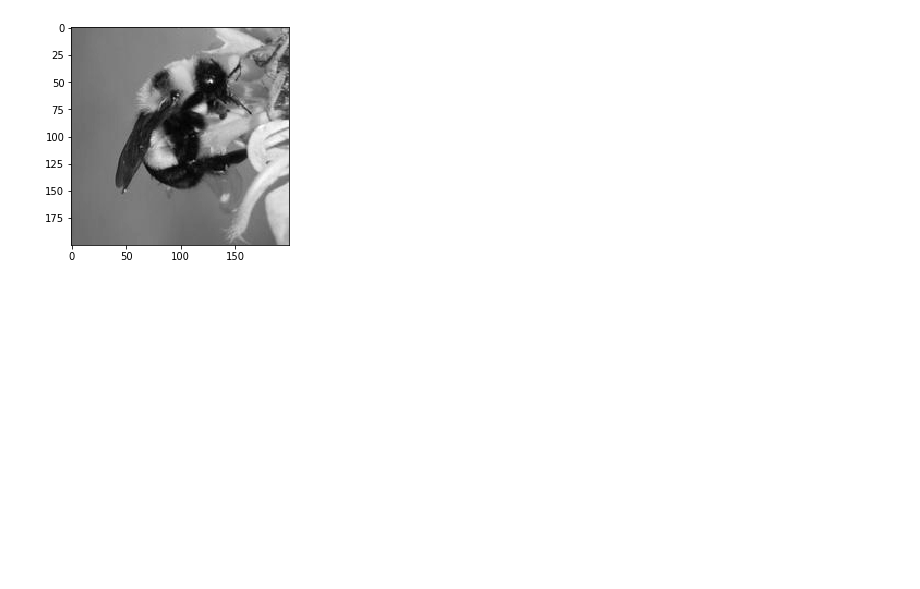
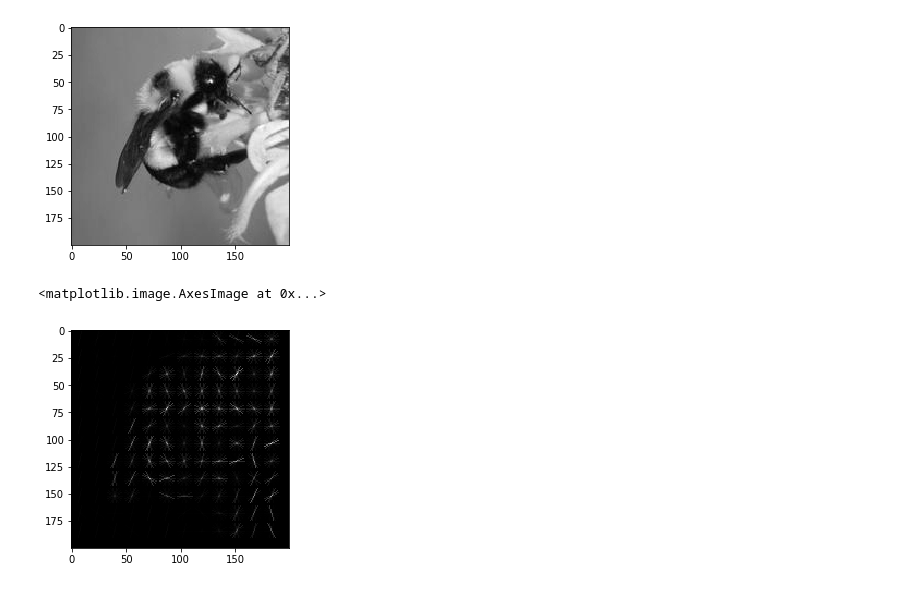
Before and after one commit to CristinaTRico/BeesPredict, a Jupyter notebook: notebook.ipynb, the cells around one changed output. Cells and saved outputs as stored; diff of their text form; code cells hidden in the pictures; blank space fills up the shorter version.

```diff
--- a/notebook.ipynb
+++ b/notebook.ipynb
@@ -90,3 +90,15 @@ print('Greyscale bombus image has shape: ', grey_bombus.shape)
 Color bombus image has shape:  (200, 200, 3)
 Greyscale bombus image has shape:  (200, 200)
 [figure]
+# %%
+# run HOG using our greyscale bombus image
+hog_features, hog_image = hog(grey_bombus,
+                              visualize=True,
+                              block_norm='L2-Hys',
+                              pixels_per_cell=(16, 16))
+
+# show our hog_image with a grey colormap
+plt.imshow(hog_image, cmap=mpl.cm.gray)
+# %% [output]
+<matplotlib.image.AxesImage at 0x...>
+[figure, added]
```
